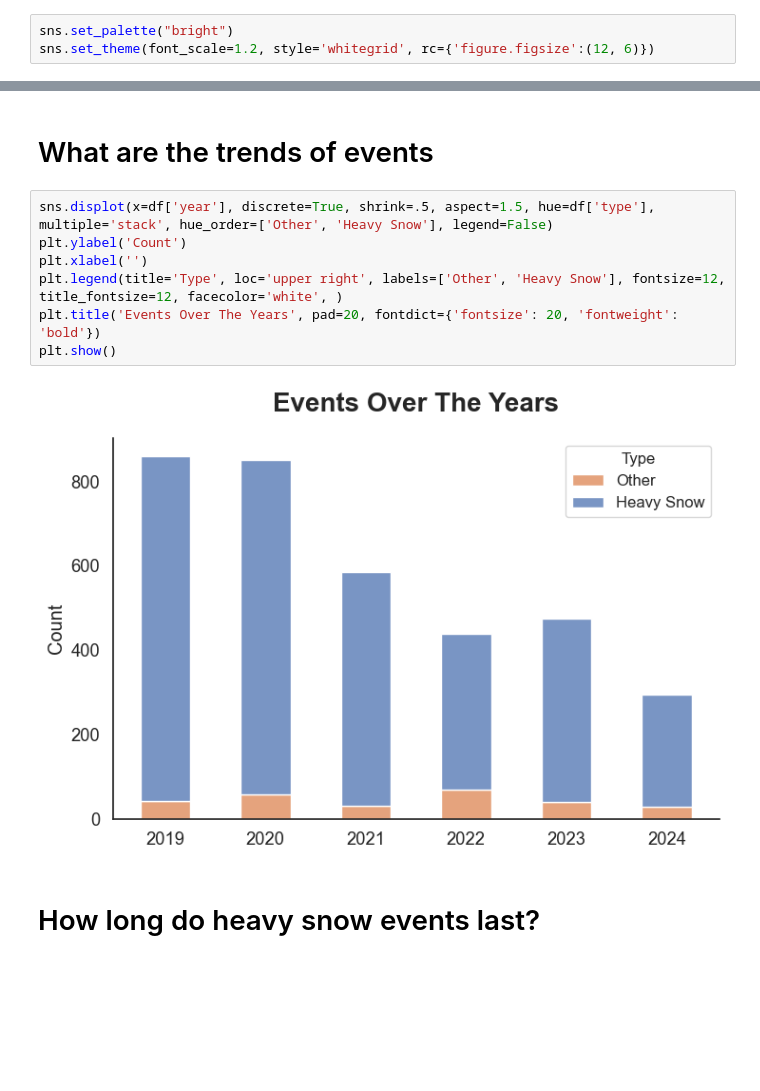
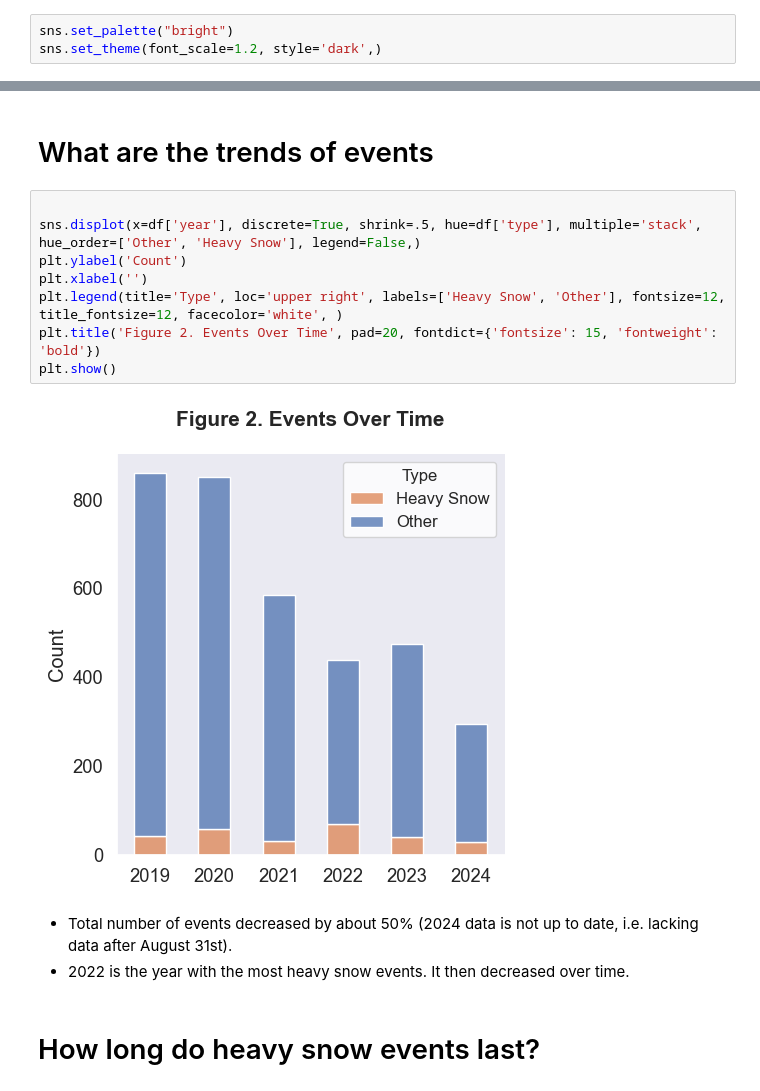
Before and after one commit to Hoale2908/MA_Weather, a Jupyter notebook: massachusetts_heavy_snow_analysis.ipynb, the cells around one changed output, grey strips where cells are left out. Saved outputs shown, nothing was run; the diff lists cells and outputs as text; blank space fills up the shorter version.

```diff
--- a/massachusetts_heavy_snow_analysis.ipynb
+++ b/massachusetts_heavy_snow_analysis.ipynb
@@ -103,7 +103,7 @@ df.head(5).T
 # Which event types happened the most
 # %%
 sns.set_palette("bright")
-sns.set_theme(font_scale=1.2, style='whitegrid', rc={'figure.figsize':(12, 6)})
+sns.set_theme(font_scale=1.2, style='dark',)
 # %%
 sns.barplot(y=df['event_type'].value_counts().index, x=df['event_type'].value_counts().values)
 plt.ylabel('')
@@ -115,13 +115,17 @@ plt.show()
 # %% [markdown]
 # What are the trends of events
 # %%
-sns.displot(x=df['year'], discrete=True, shrink=.5, aspect=1.5, hue=df['type'], multiple='stack', hue_order=['Other', 'Heavy Snow'], legend=False)
+
+sns.displot(x=df['year'], discrete=True, shrink=.5, hue=df['type'], multiple='stack', hue_order=['Other', 'Heavy Snow'], legend=False,)
 plt.ylabel('Count')
 plt.xlabel('')
-plt.legend(title='Type', loc='upper right', labels=['Other', 'Heavy Snow'], fontsize=12, title_fontsize=12, facecolor='white', )
-plt.title('Events Over The Years', pad=20, fontdict={'fontsize': 20, 'fontweight': 'bold'})
+plt.legend(title='Type', loc='upper right', labels=['Heavy Snow', 'Other'], fontsize=12, title_fontsize=12, facecolor='white', )
+plt.title('Figure 2. Events Over Time', pad=20, fontdict={'fontsize': 15, 'fontweight': 'bold'})
 plt.show()
 # %% [output]
-[figure, old version]
+[figure, new version]
+# %% [markdown]
+- Total number of events decreased by about 50% (2024 data is not up to date, i.e. lacking data after August 31st).
+- 2022 is the year with the most heavy snow events. It then decreased over time.
 # %% [markdown]
 # How long do heavy snow events last?
```
Also changed, not shown: parts of 6 cells of this notebook, 2 other files.
